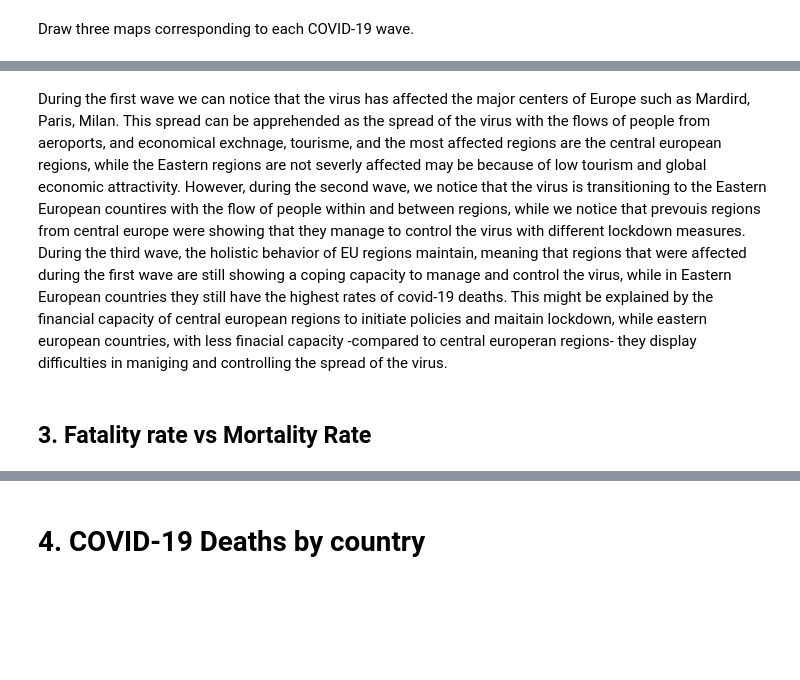
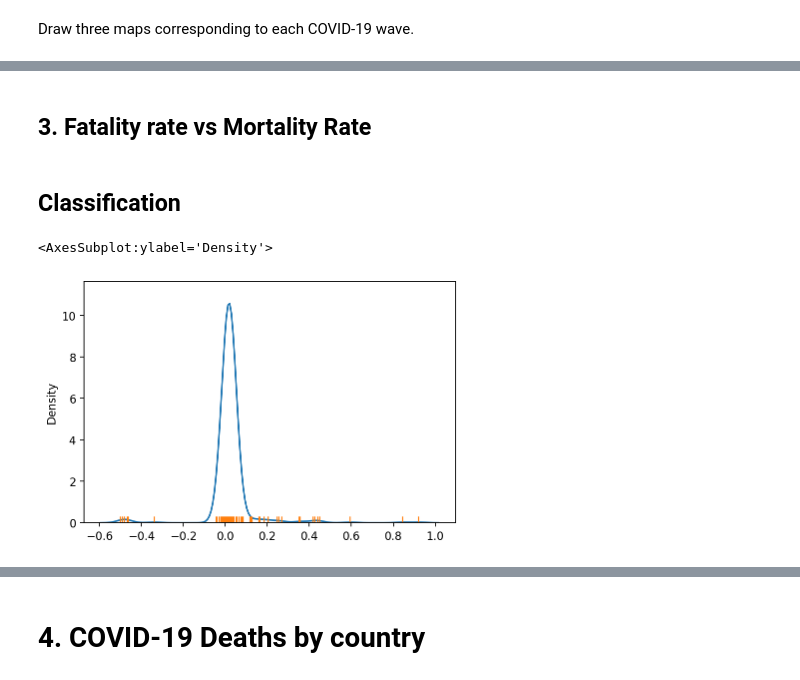
Before and after one commit to l5d1l5/ESPON-DATA, a Jupyter notebook: 03_Figures/02_Report Plots/Code.ipynb, the cells around one changed output, grey strips where cells are left out. Cells and saved outputs as stored; diff of their text form; code cells hidden in the pictures; blank space fills up the shorter version.

Commit message:
add: Moran maps

```diff
--- a/03_Figures/02_Report Plots/Code.ipynb
+++ b/03_Figures/02_Report Plots/Code.ipynb
@@ -188,4 +244,4 @@ plt.show()
-# %% [markdown]
-During the first wave we can notice that the virus has affected the major centers of Europe such as Mardird, Paris, Milan. This spread can be apprehended as the spread of the virus with the flows of people from aeroports, and economical exchnage, tourisme, and the most affected regions are the central european regions, while the Eastern regions are not severly affected may be because of low tourism and global economic attractivity. However, during the second wave, we notice that the virus is transitioning to the Eastern European countires with the flow of people within and between regions, while we notice that prevouis regions from central europe were showing that they manage to control the virus with different lockdown measures. During the third wave, the holistic behavior of EU regions maintain, meaning that regions that were affected during the first wave are still showing a coping capacity to manage and control the virus, while in Eastern European countries they still have the highest rates of covid-19 deaths. This might be explained by the financial capacity of central european regions to initiate policies and maitain lockdown, while eastern european countries, with less finacial capacity -compared to central europeran regions- they display difficulties in maniging and controlling the spread of the virus.
 # %% [markdown]
 ## 3. Fatality rate vs Mortality Rate
+# %% [markdown]
+## Classification
@@ -191,0 +250,8 @@ During the first wave we can notice that the virus has affected the major center
+# %%
+lisa = Moran_Local(geo_d_rate['D_first_wave'] , w)
+# %%
+ax = sns.kdeplot(lisa.Is)
+sns.rugplot(lisa.Is, ax =ax)
+# %% [output]
+<AxesSubplot:ylabel='Density'>
+[figure, added]
```
Also changed, not shown: parts of 13 cells of this notebook, 3 other files.
